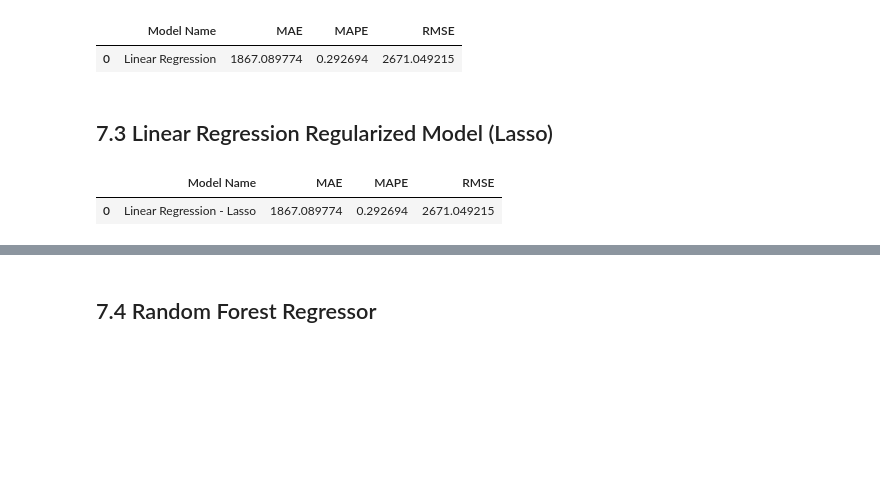
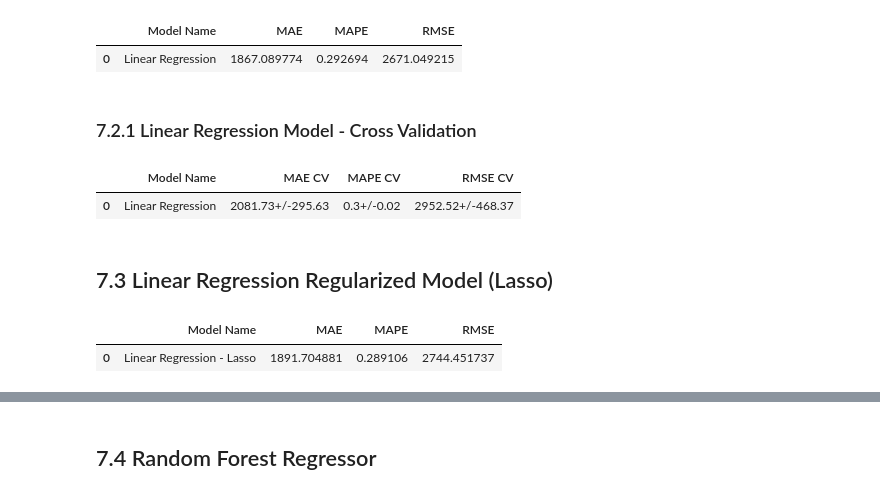
Before and after one commit to MarinaOnohara/Rossmann_Project, a Jupyter notebook: Notebooks/m07_v01_store_sales_prediction.ipynb, the cells around one changed output, grey strips where cells are left out. Cells and saved outputs as stored; diff of their text form; code cells hidden in the pictures; blank space fills up the shorter version.

Commit message:
Real Performance comparison with Cross Validation

```diff
--- a/Notebooks/m07_v01_store_sales_prediction.ipynb
+++ b/Notebooks/m07_v01_store_sales_prediction.ipynb
@@ -1741,18 +1771,35 @@ lr_result
 # %% [output]
 |  | Model Name | MAE | MAPE | RMSE |
 | 0 | Linear Regression | 1867.089774 | 0.292694 | 2671.049215 |
+# %% [markdown]
+### 7.2.1 Linear Regression Model - Cross Validation
+# %%
+# Cross Validation fórmula. A performance real do modelo é o resultado da média de 5 cortes e desvio padrão para treino e teste.
+lr_result_cv = cross_validation(
+    x_training,
+    kfold = 5,
+    model_name = 'Linear Regression',
+    model= lr,
+    verbose = False)
+
+lr_result_cv
+# %% [output]
+|  | Model Name | MAE CV | MAPE CV | RMSE CV |
+| 0 | Linear Regression | 2081.73+/-295.63 | 0.3+/-0.02 | 2952.52+/-468.37 |
 # %% [markdown]
 ## 7.3 Linear Regression Regularized Model (Lasso)
 # %%
 # Linear Regression Regularized Model (Lasso)
 lrr = Lasso (alpha = 0.01).fit(x_train, y_train)
 
 # Prediction
-yhat_lrr = lr.predict(x_test)
+yhat_lrr = lrr.predict(x_test)
 
 # Performance
-lrr_result = ml_error('Linear Regression - Lasso', np.expm1(y_test), np.expm1(yhat_lrr))
+lrr_result = ml_error('Linear Regression - Lasso',
+                      np.expm1(y_test),
+                      np.expm1(yhat_lrr))
 lrr_result
 # %% [output]
 |  | Model Name | MAE | MAPE | RMSE |
-| 0 | Linear Regression - Lasso | 1867.089774 | 0.292694 | 2671.049215 |
+| 0 | Linear Regression - Lasso | 1891.704881 | 0.289106 | 2744.451737 |
```
Also changed, not shown: parts of 30 cells of this notebook.
